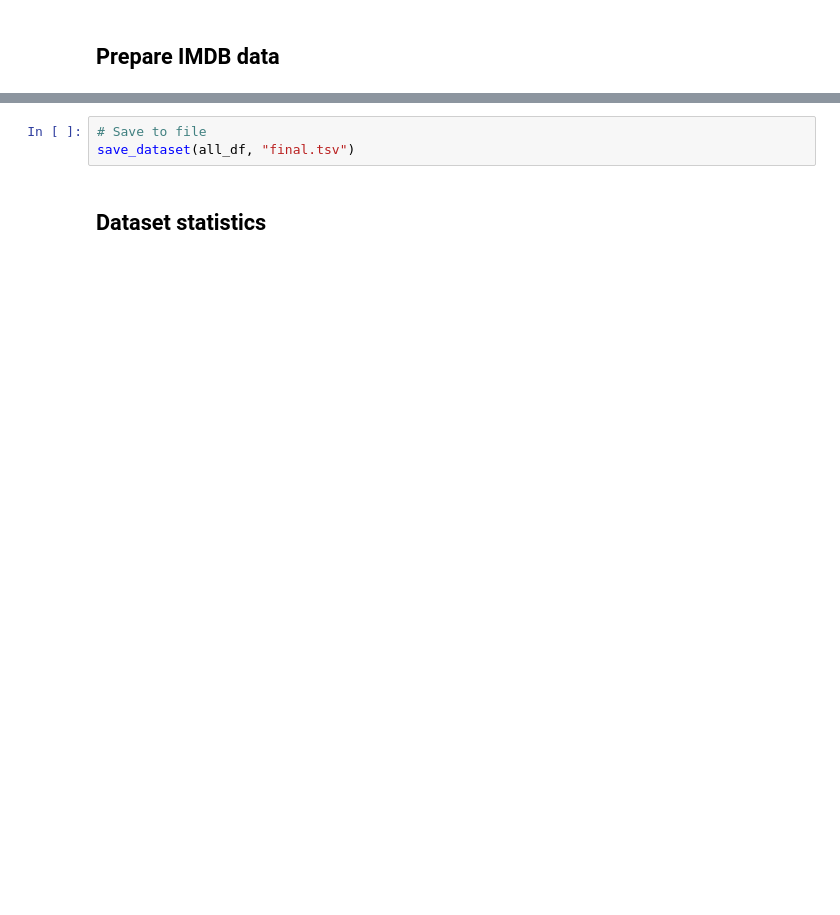
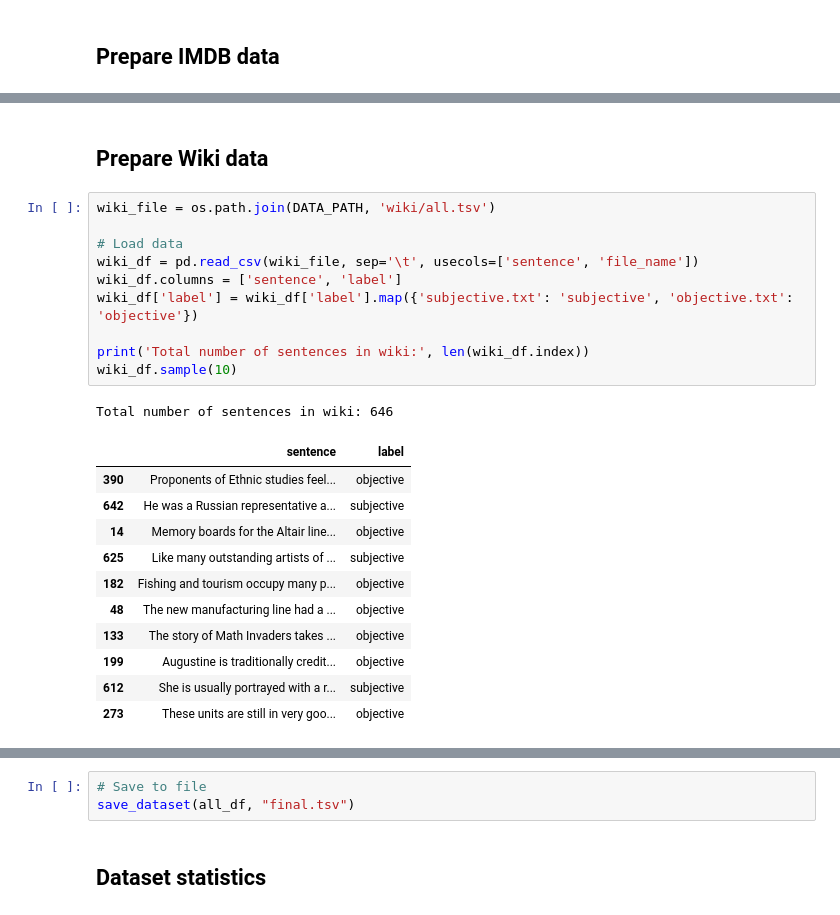
Before and after one commit to cjlovering/fact-fiction, a Jupyter notebook: src/FactOrFictionML/Final_Cleaning_And_Splitting.ipynb, the cells around one changed output, grey strips where cells are left out. Drawn from its saved outputs; the diff is of its cells as text; blank space fills up the shorter version.

```diff
--- a/src/FactOrFictionML/Final_Cleaning_And_Splitting.ipynb
+++ b/src/FactOrFictionML/Final_Cleaning_And_Splitting.ipynb
@@ -71,0 +74,25 @@ Total number of sentences in imdb: 10367
+# %% [markdown]
+## Prepare Wiki data
+# %%
+wiki_file = os.path.join(DATA_PATH, 'wiki/all.tsv')
+
+# Load data
+wiki_df = pd.read_csv(wiki_file, sep='\t', usecols=['sentence', 'file_name'])
+wiki_df.columns = ['sentence', 'label']
+wiki_df['label'] = wiki_df['label'].map({'subjective.txt': 'subjective', 'objective.txt': 'objective'})
+
+print('Total number of sentences in wiki:', len(wiki_df.index))
+wiki_df.sample(10)
+# %% [output]
+Total number of sentences in wiki: 646
+|  | sentence | label |
+| 390 | Proponents of Ethnic studies feel... | objective |
+| 642 | He was a Russian representative a... | subjective |
+| 14 | Memory boards for the Altair line... | objective |
+| 625 | Like many outstanding artists of ... | subjective |
+| 182 | Fishing and tourism occupy many p... | objective |
+| 48 | The new manufacturing line had a ... | objective |
+| 133 | The story of Math Invaders takes ... | objective |
+| 199 | Augustine is traditionally credit... | objective |
+| 612 | She is usually portrayed with a r... | subjective |
+| 273 | These units are still in very goo... | objective |
```
Also changed, not shown: parts of 9 cells of this notebook, 22 other files.
